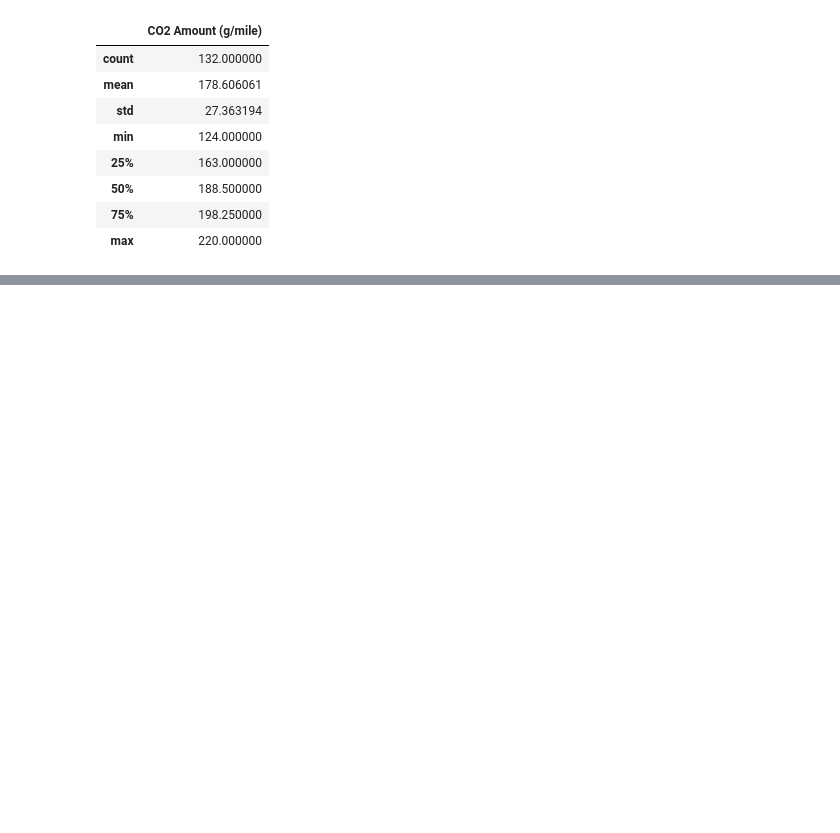
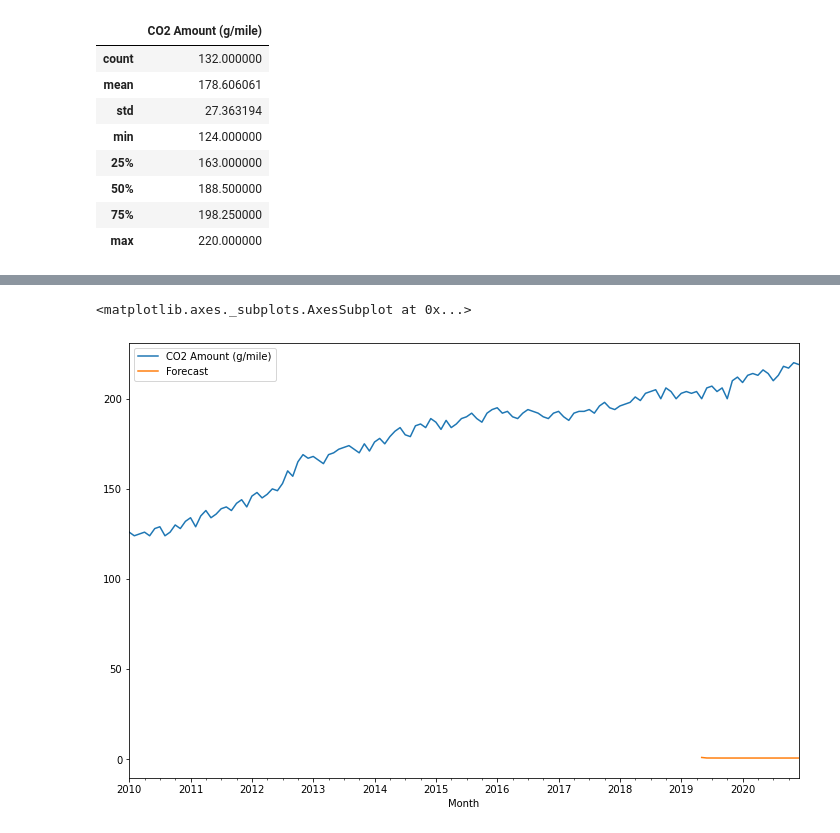
Before and after one commit to Manas-P/forecasting_co2_emission_threshold, a Jupyter notebook: Forecast_co2_threshold.ipynb, the cells around one changed output, grey strips where cells are left out. Cells and saved outputs as stored; diff of their text form; code cells hidden in the pictures; blank space fills up the shorter version.

Commit message:
Forecasted co2 emission amount for additional 8 years

```diff
--- a/Forecast_co2_threshold.ipynb
+++ b/Forecast_co2_threshold.ipynb
@@ -74,0 +82,3 @@ df.describe()
+# %%
+model=ARIMA(df['CO2 Amount (g/mile)'],order=(1,1,1))
+model_fit=model.fit()
@@ -74,0 +104,6 @@ df.describe()
+# %%
+df['Forecast']=model_fit.predict(start=112,end=131,dynamic=True)
+df[['CO2 Amount (g/mile)','Forecast']].plot(figsize=(12,8))
+# %% [output]
+<matplotlib.axes._subplots.AxesSubplot at 0x...>
+[figure, added]
```
Also changed, not shown: parts of 11 cells of this notebook.
